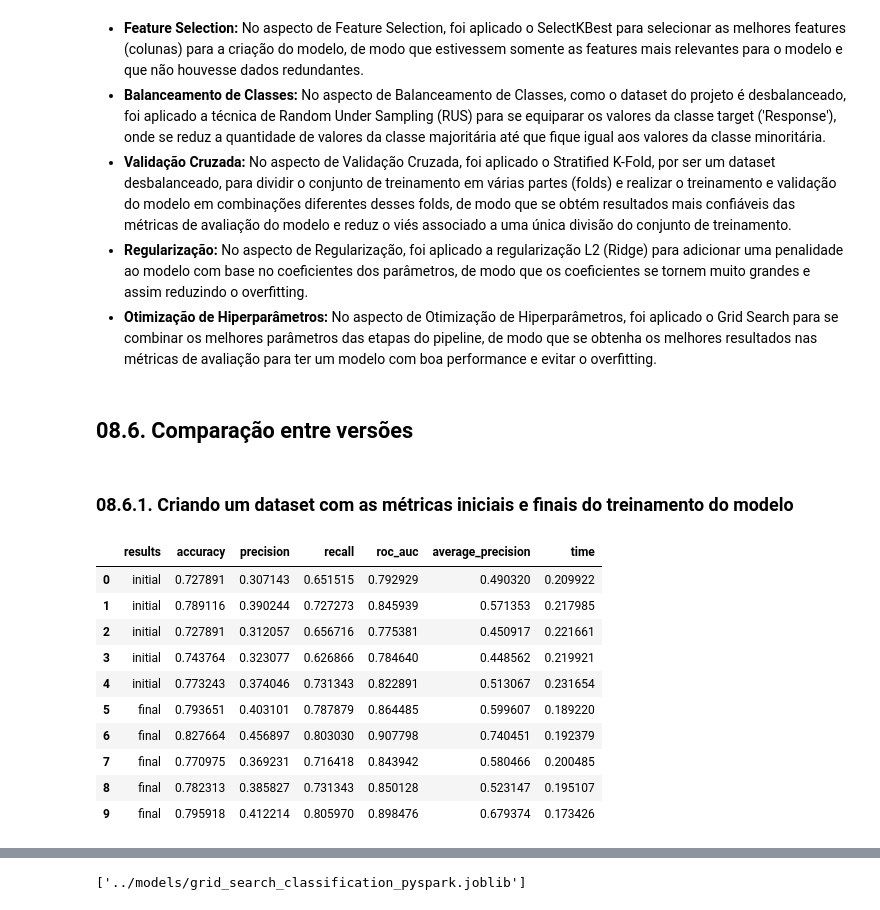
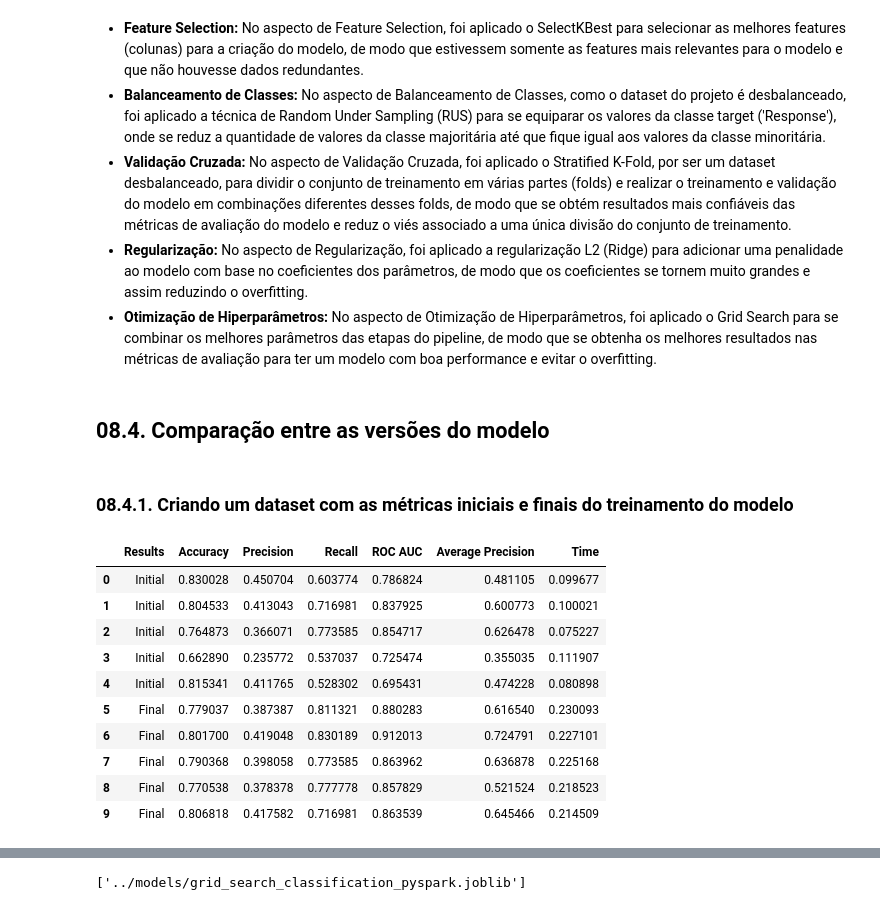
Before and after one commit to matheusresende7/ds_projeto_final_5_modelo_clusterizacao_classificacao_app_delivery, a Jupyter notebook: notebooks/08_ps_model_classification_training.ipynb, the cells around one changed output, grey strips where cells are left out. Cells and saved outputs as stored; diff of their text form; code cells hidden in the pictures.

```diff
--- a/notebooks/08_ps_model_classification_training.ipynb
+++ b/notebooks/08_ps_model_classification_training.ipynb
@@ -413,7 +372,7 @@ grid_search = GridSearchCV(
 # %%
 warnings.filterwarnings('ignore')
 
-grid_search.fit(X_pd, y_pd)
+grid_search.fit(X_pd_train_val, y_pd_train_val)
 # %% [output]
 GridSearchCV(estimator=Pipeline(steps=[('pre_processing',
                                         ColumnTransformer(transformers=[('one_hot_encoder',
@@ -516,35 +473,41 @@ scores_final = cross_validate(
 - **Regularização:** No aspecto de Regularização, foi aplicado a regularização L2 (Ridge) para adicionar uma penalidade ao modelo com base no coeficientes dos parâmetros, de modo que os coeficientes se tornem muito grandes e assim reduzindo o overfitting.
 - **Otimização de Hiperparâmetros:** No aspecto de Otimização de Hiperparâmetros, foi aplicado o Grid Search para se combinar os melhores parâmetros das etapas do pipeline, de modo que se obtenha os melhores resultados nas métricas de avaliação para ter um modelo com boa performance e evitar o overfitting.
 # %% [markdown]
-## 08.6. Comparação entre versões
+## 08.4. Comparação entre as versões do modelo
 # %% [markdown]
-### 08.6.1. Criando um dataset com as métricas iniciais e finais do treinamento do modelo
+### 08.4.1. Criando um dataset com as métricas iniciais e finais do treinamento do modelo
-# %%
-df_metrics = pd.concat([
-
-    pd.DataFrame(scores_initial).assign(time = lambda df: df['fit_time'] + df['score_time'], results = 'initial'),
-
-    pd.DataFrame(scores_final).assign(time = lambda df: df['fit_time'] + df['score_time'], results = 'final'),
-
-], ignore_index = True)
-
-df_metrics = df_metrics.rename(columns = lambda c: c.replace('test_', ''))
-
-df_metrics = df_metrics.drop(columns = ['fit_time', 'score_time'])
-
-df_metrics = df_metrics.reindex(columns = ['results', 'accuracy', 'precision', 'recall', 'roc_auc', 'average_precision', 'time'])
-
-df_metrics
-# %% [output]
-|  | results | accuracy | precision | recall | roc_auc | average_precision | time |
-| 0 | initial | 0.727891 | 0.307143 | 0.651515 | 0.792929 | 0.490320 | 0.209922 |
-| 1 | initial | 0.789116 | 0.390244 | 0.727273 | 0.845939 | 0.571353 | 0.217985 |
-| 2 | initial | 0.727891 | 0.312057 | 0.656716 | 0.775381 | 0.450917 | 0.221661 |
-| 3 | initial | 0.743764 | 0.323077 | 0.626866 | 0.784640 | 0.448562 | 0.219921 |
-| 4 | initial | 0.773243 | 0.374046 | 0.731343 | 0.822891 | 0.513067 | 0.231654 |
-| 5 | final | 0.793651 | 0.403101 | 0.787879 | 0.864485 | 0.599607 | 0.189220 |
-| 6 | final | 0.827664 | 0.456897 | 0.803030 | 0.907798 | 0.740451 | 0.192379 |
-| 7 | final | 0.770975 | 0.369231 | 0.716418 | 0.843942 | 0.580466 | 0.200485 |
-| 8 | final | 0.782313 | 0.385827 | 0.731343 | 0.850128 | 0.523147 | 0.195107 |
-| 9 | final | 0.795918 | 0.412214 | 0.805970 | 0.898476 | 0.679374 | 0.173426 |
+# %%
+df_models_metrics = pd.read_csv(consts.DATASET_MODELS_METRICS_PYSPARK)
+
+df_initial_metrics = (df_models_metrics.loc[df_models_metrics['Model'] == 'LogisticRegression', ['Accuracy', 'Precision', 'Recall', 'ROC AUC', 'Average Precision', 'Time']].assign(Results = 'Initial'))
+
+df_initial_metrics = df_initial_metrics[['Results', 'Accuracy', 'Precision', 'Recall', 'ROC AUC', 'Average Precision', 'Time']]
+
+df_final_metrics = pd.DataFrame(scores_final).assign(Time = lambda df: df['fit_time'] + df['score_time'], Results = 'Final')
+
+df_final_metrics = df_final_metrics.rename(columns = lambda c: c.replace('test_', ''))
+
+df_final_metrics = df_final_metrics.drop(columns = ['fit_time', 'score_time'])
+
+df_final_metrics = df_final_metrics.reindex(columns = ['Results', 'accuracy', 'precision', 'recall', 'roc_auc', 'average_precision', 'Time'])
+
+df_final_metrics = df_final_metrics.rename(columns = {'accuracy': 'Accuracy', 'precision': 'Precision', 'recall': 'Recall', 'roc_auc': 'ROC AUC', 'average_precision': 'Average Precision'})
+
+df_model_growth = pd.concat([df_initial_metrics, df_final_metrics], ignore_index = True)
+
+df_model_growth.to_csv(consts.DATASET_MODEL_GROWTH_PYSPARK, index = False)
+
+df_model_growth
+# %% [output]
+|  | Results | Accuracy | Precision | Recall | ROC AUC | Average Precision | Time |
+| 0 | Initial | 0.830028 | 0.450704 | 0.603774 | 0.786824 | 0.481105 | 0.099677 |
+| 1 | Initial | 0.804533 | 0.413043 | 0.716981 | 0.837925 | 0.600773 | 0.100021 |
+| 2 | Initial | 0.764873 | 0.366071 | 0.773585 | 0.854717 | 0.626478 | 0.075227 |
+| 3 | Initial | 0.662890 | 0.235772 | 0.537037 | 0.725474 | 0.355035 | 0.111907 |
+| 4 | Initial | 0.815341 | 0.411765 | 0.528302 | 0.695431 | 0.474228 | 0.080898 |
+| 5 | Final | 0.779037 | 0.387387 | 0.811321 | 0.880283 | 0.616540 | 0.230093 |
+| 6 | Final | 0.801700 | 0.419048 | 0.830189 | 0.912013 | 0.724791 | 0.227101 |
+| 7 | Final | 0.790368 | 0.398058 | 0.773585 | 0.863962 | 0.636878 | 0.225168 |
+| 8 | Final | 0.770538 | 0.378378 | 0.777778 | 0.857829 | 0.521524 | 0.218523 |
+| 9 | Final | 0.806818 | 0.417582 | 0.716981 | 0.863539 | 0.645466 | 0.214509 |
 # %% [markdown]
```
Also changed, not shown: parts of 51 cells of this notebook, 24 other files.
